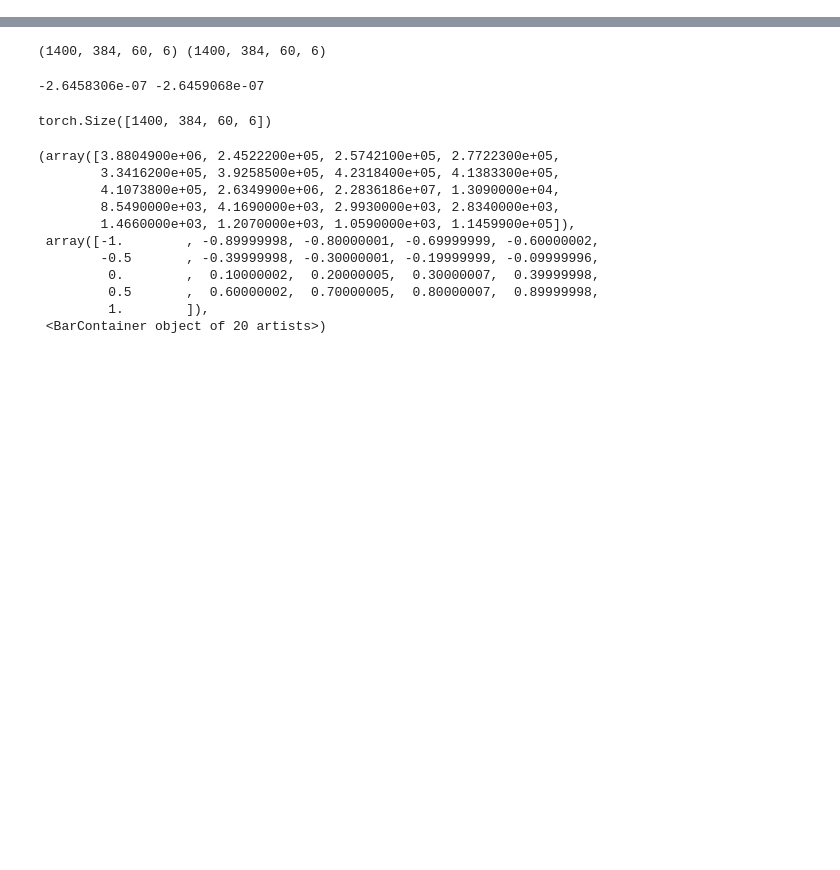
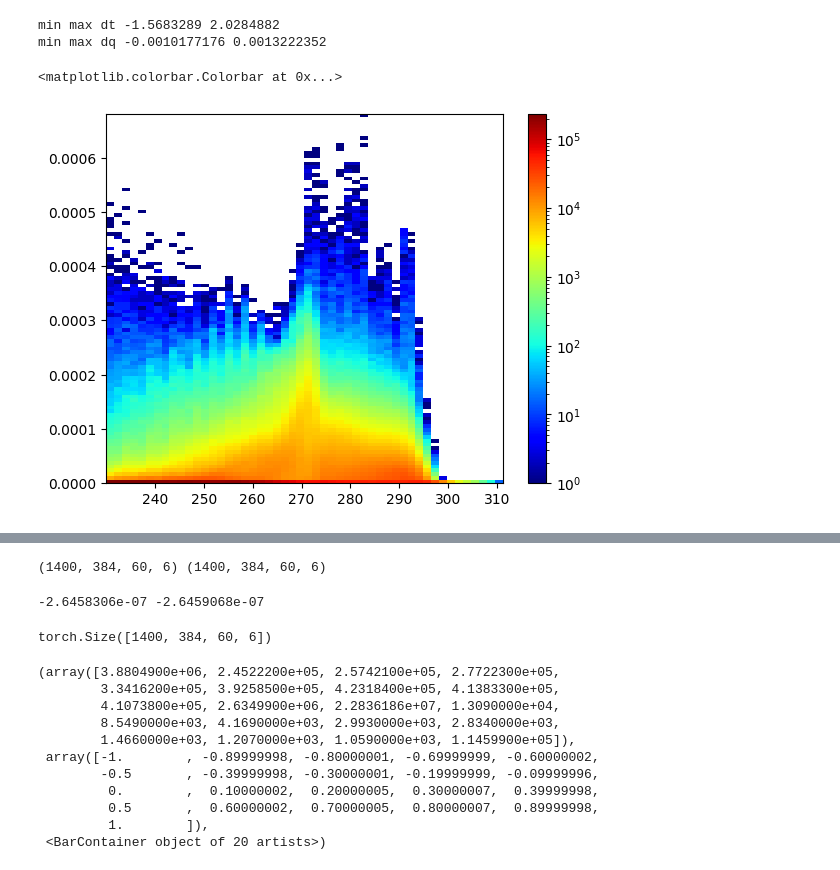
Before and after one commit to peterukk/ClimSim, a Jupyter notebook: rnn/save_wrapper_mem_prevtend_ftorch_test.ipynb, the cells around one changed output, grey strips where cells are left out. Saved outputs shown, nothing was run; the diff lists cells and outputs as text; code cells hidden in the pictures; blank space fills up the shorter version.

```diff
--- a/rnn/save_wrapper_mem_prevtend_ftorch_test.ipynb
+++ b/rnn/save_wrapper_mem_prevtend_ftorch_test.ipynb
@@ -439,13 +745,15 @@ hf = h5py.File(fpath_data, 'r')
 bsize = 384
 # nb = 2160
 
-nb = 1400
+nb = 1000
+#nb = 8000
 # nb = 500
+#nb = 2
 
 nlev = 60
 # nlev = 50
-offset = 0
-offset = 22000
+offset = 2
+#offset = 22000
 
 ns = nb * bsize
 
@@ -510,7 +818,8 @@ for i in range(nens):
         if autoregressive_eval and use_previous_tendencies and jj<(ntime-1):
             xlev[jj+1,:,:,-5:] = out_lev[:,:,0:5]
         j = j + bsize
-
+       # print("mem storeprec:", rnn1_mem[100,-1,-1].item())
+        #print("mean out_lev 0 : 0", out_lev[0,:,0].mean().item())
 elaps = time.time() - t0_it
 print(" took {:.1f}s".format(elaps))
 
@@ -538,0 +853,27 @@ y_pred = outs_lev[0]
+# %%
+dt = y_lev_np[:,:,:,0].reshape((-1,60))
+dq = y_lev_np[:,:,:,1].reshape((-1,60))
+dliq = y_lev_np[:,:,:,2].reshape((-1,60))
+dice = y_lev_np[:,:,:,3].reshape((-1,60))
+# %%
+print("min max dt", 1200*dt.min(), 1200*dt.max())
+print("min max dq", 1200*dq.min(), 1200*dq.max())
+# %% [output]
+min max dt -1.5683289 2.0284882
+min max dq -0.0010177176 0.0013222352
+# %%
+T_before        = x_lev_np[:,:,:,0].reshape((-1,60))
+rh_before     = x_lev_np[:,:,:,1].reshape((-1,60))
+qliq_before     = x_lev_np[:,:,:,2].reshape((-1,60))
+qice_before     = x_lev_np[:,:,:,3].reshape((-1,60))
+qn_before       = qliq_before + qice_before
+
+dqn =  dliq + dice
+dqtot = dq + dqn
+T_new           = T_before  + dt*1200
+qn_new          = qn_before + dqn*1200
+qliq_new        = qliq_before + dliq*1200
+qice_new        = qice_before + dice*1200
+qn_new[qn_new<0.0] =  0.0
+qliq_new[qliq_new<0.0] =  0.0
+qice_new[qice_new<0.0] =  0.0
@@ -538,0 +886,11 @@ y_pred = outs_lev[0]
+# %%
+from matplotlib.colors import LogNorm
+
+inds = (T_new > 230) & (qn_new > 0.0e-6)
+x = T_new[inds].flatten()
+y = qn_new[inds].flatten()
+plt.hist2d(x, y, (50, 100), cmap=plt.cm.jet, cmin=1 , norm = LogNorm())
+plt.colorbar()
+# %% [output]
+<matplotlib.colorbar.Colorbar at 0x...>
+[figure, added]
```
Also changed, not shown: parts of 60 cells of this notebook, 20 other files.
